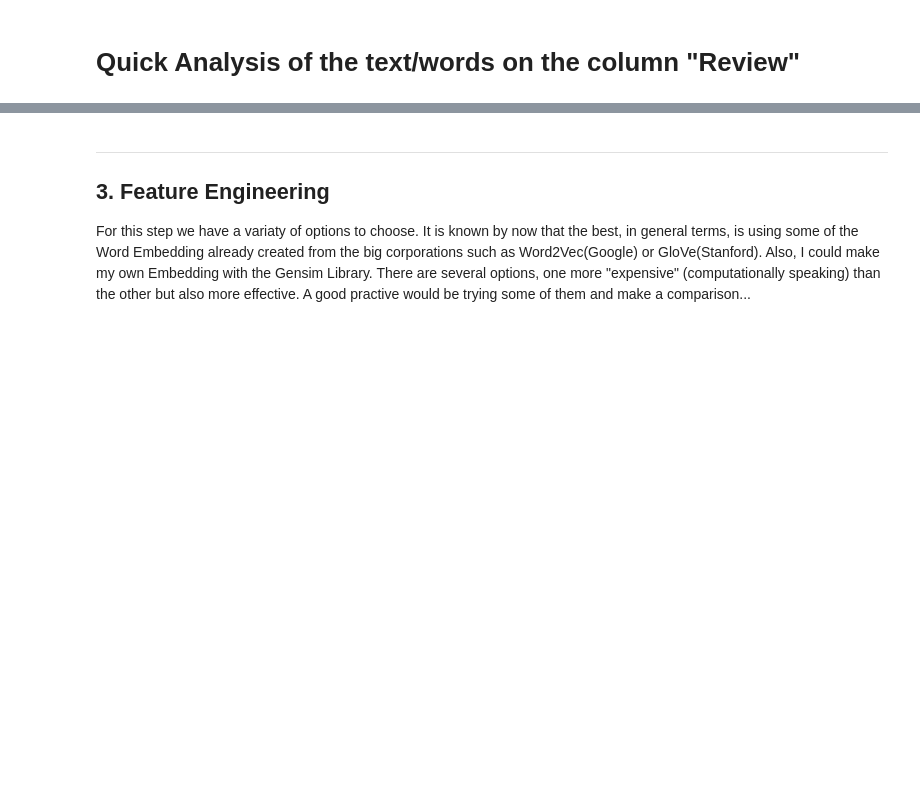
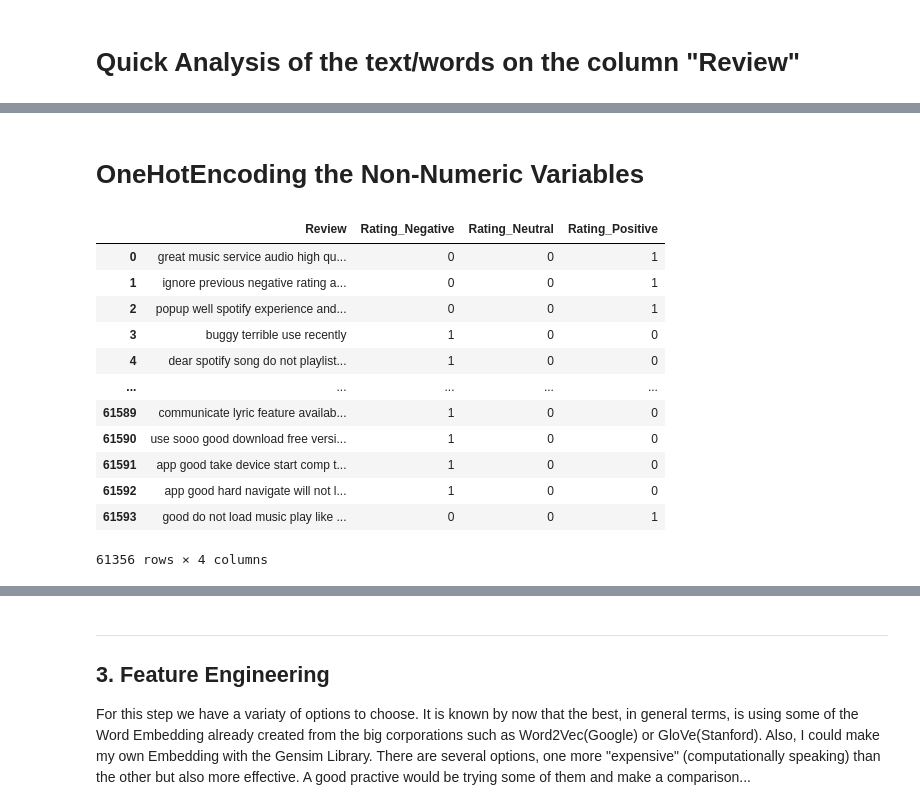
Before and after one commit to santiagoromero20/SentimentAnalysisApp-NLP-MCC, a Jupyter notebook: EDA.ipynb, the cells around one changed output, grey strips where cells are left out. Saved outputs shown, nothing was run; the diff lists cells and outputs as text; code cells hidden in the pictures; blank space fills up the shorter version.

```diff
--- a/EDA.ipynb
+++ b/EDA.ipynb
@@ -373,0 +268,2 @@ NEUTRAL REVIEWS
+# %% [markdown]
+# OneHotEncoding the Non-Numeric Variables
@@ -373,0 +274,42 @@ NEUTRAL REVIEWS
+# %%
+#OneHotEnconding
+def encoding(df, col_list):
+  encoder = OneHotEncoder().fit(df[col_list])
+  df = pd.concat(
+      [
+          df,
+          pd.DataFrame(
+              encoder.transform(df[col_list]).toarray(),
+              index=df.index,
+              columns=encoder.get_feature_names(col_list)
+          )
+      ],
+      axis=1
+  )
+
+  df.drop(["Rating"], axis=1, inplace=True)
+
+  return df
+# %%
+#Function Call
+col_list = ["Rating"]
+data = encoding(data, col_list)
+
+#Transforming new columns into integers
+data = data.astype({"Rating_Positive": int, "Rating_Negative": int, "Rating_Neutral":int})
+
+data
+# %% [output]
+|  | Review | Rating_Negative | Rating_Neutral | Rating_Positive |
+| 0 | great music service audio high qu... | 0 | 0 | 1 |
+| 1 | ignore previous negative rating a... | 0 | 0 | 1 |
+| 2 | popup well spotify experience and... | 0 | 0 | 1 |
+| 3 | buggy terrible use recently | 1 | 0 | 0 |
+| 4 | dear spotify song do not playlist... | 1 | 0 | 0 |
+| ... | ... | ... | ... | ... |
+| 61589 | communicate lyric feature availab... | 1 | 0 | 0 |
+| 61590 | use sooo good download free versi... | 1 | 0 | 0 |
+| 61591 | app good take device start comp t... | 1 | 0 | 0 |
+| 61592 | app good hard navigate will not l... | 1 | 0 | 0 |
+| 61593 | good do not load music play like ... | 0 | 0 | 1 |
+61356 rows × 4 columns
```
Also changed, not shown: parts of 56 cells of this notebook.
